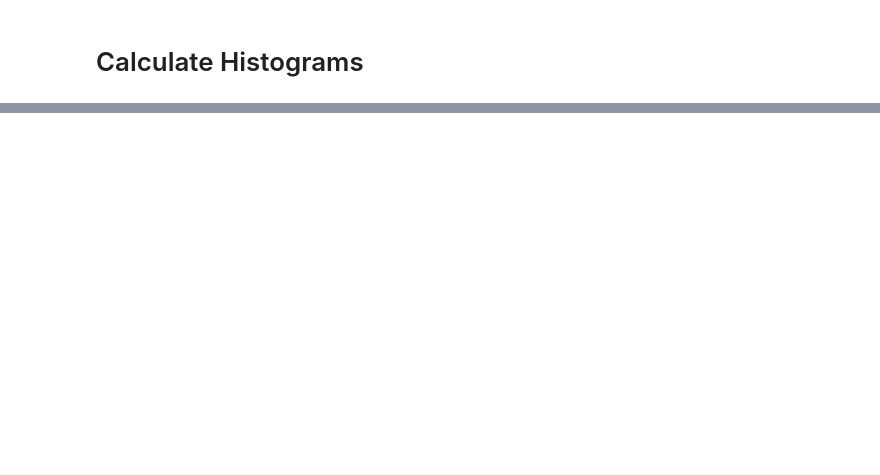
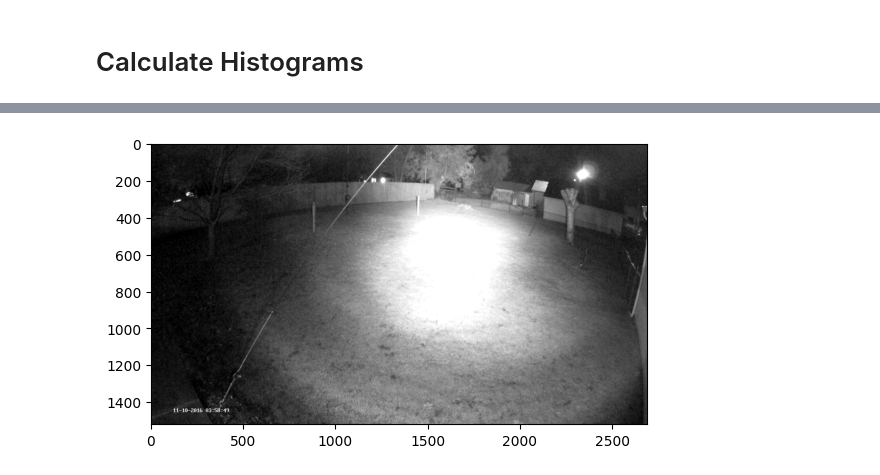
Before and after one commit to aboueleyes/cv-assignment, a Jupyter notebook: main.ipynb, the cells around one changed output, grey strips where cells are left out. Cells and saved outputs as stored; diff of their text form; code cells hidden in the pictures; blank space fills up the shorter version.

```diff
--- a/main.ipynb
+++ b/main.ipynb
@@ -40,0 +54,4 @@ get_color_at_percentage(cumulative_histogram=cumulative, percentage=5)
+# %%
+new_image = contrast_stretch(matrix, a=0, b=255, c=19, d=200)
+show_image(new_image)
+# %% [output]
@@ -40,0 +60 @@ get_color_at_percentage(cumulative_histogram=cumulative, percentage=5)
+[figure, added]
```
Also changed, not shown: parts of 8 cells of this notebook, 2 other files.
